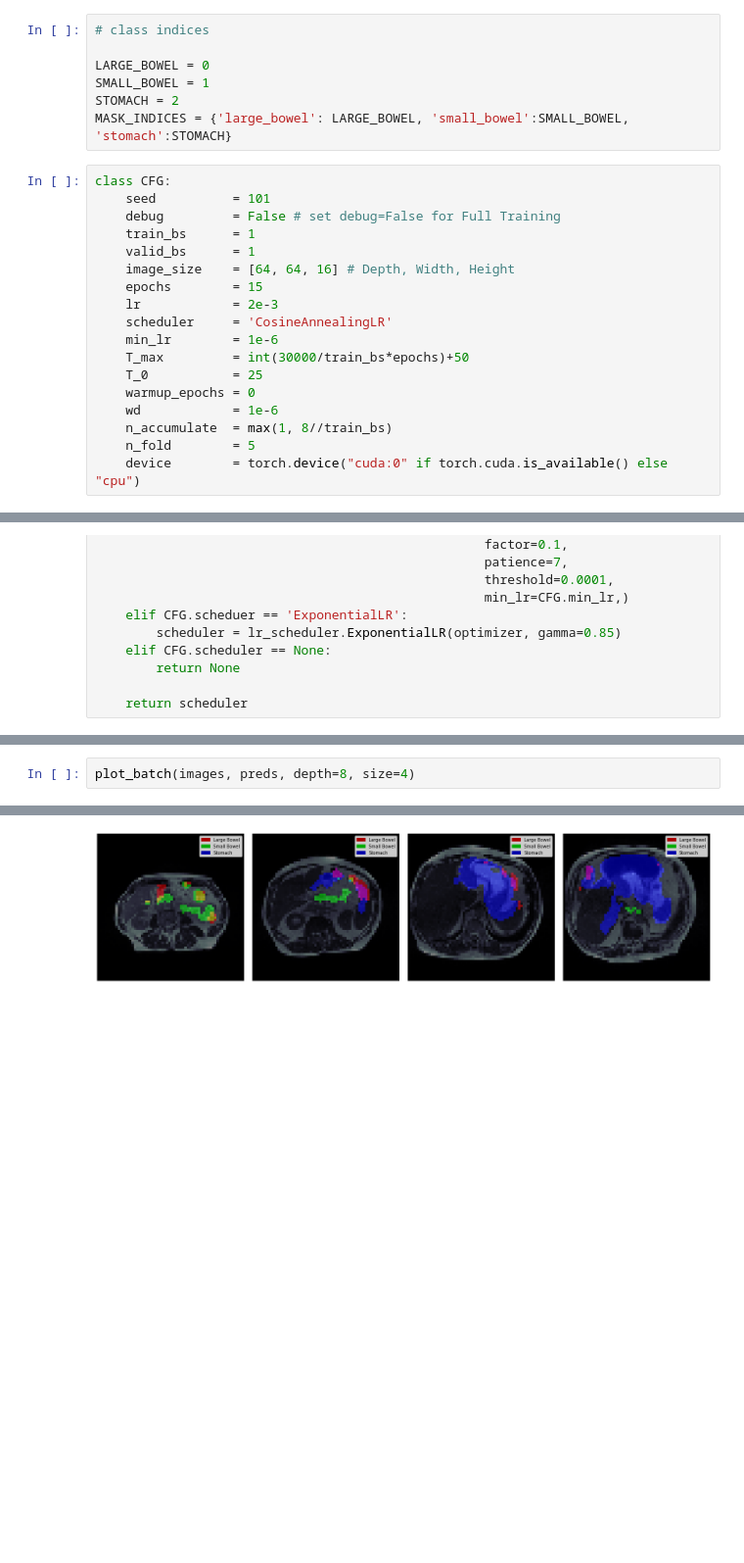
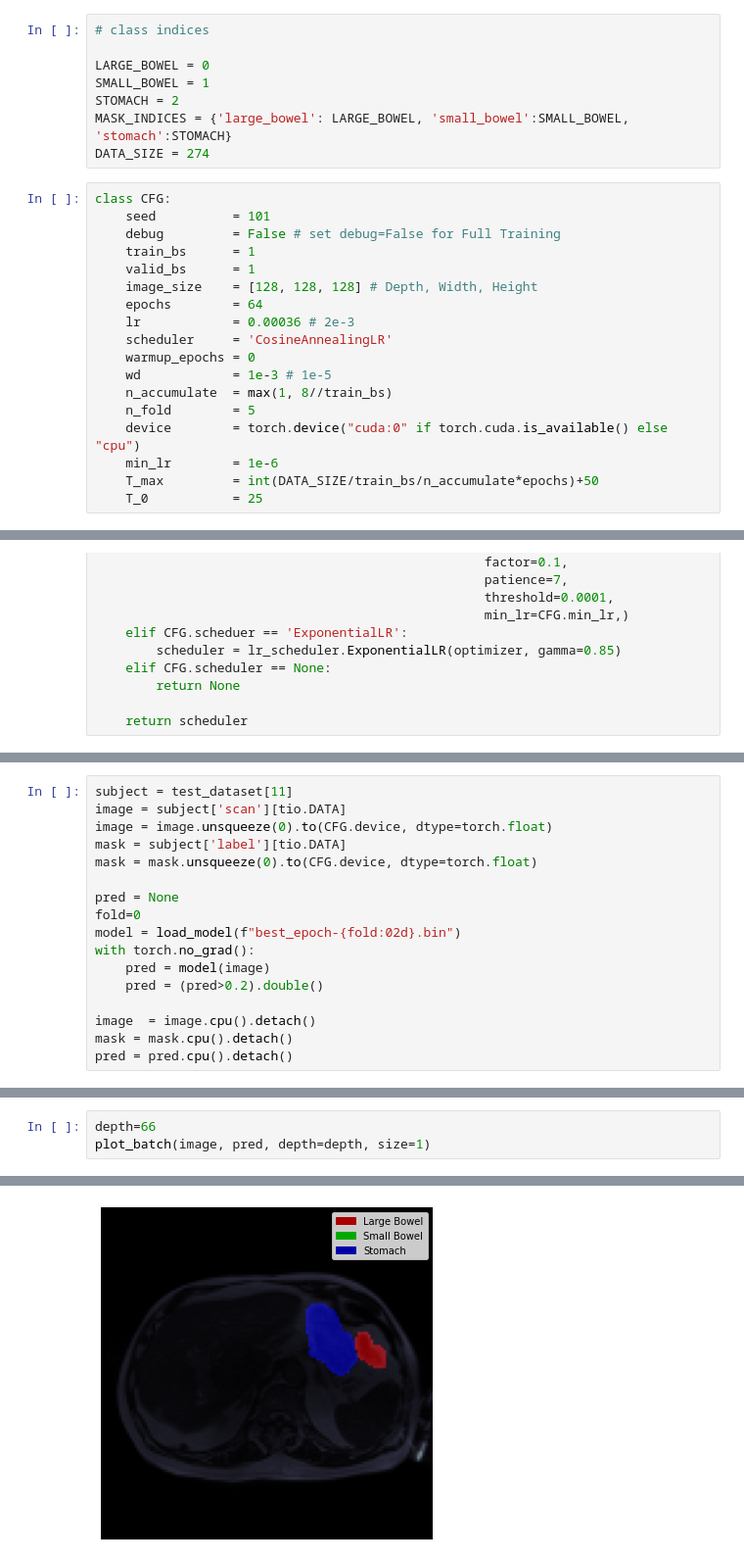
Before and after one commit to donguklim/uw_madison_unet, a Jupyter notebook: train.ipynb, the cells around one changed output, grey strips where cells are left out. Shown at 98% size. Drawn from its saved outputs; the diff is of its cells as text; blank space fills up the shorter version.

```diff
--- a/train.ipynb
+++ b/train.ipynb
@@ -43,24 +43,25 @@ LARGE_BOWEL = 0
 SMALL_BOWEL = 1
 STOMACH = 2
 MASK_INDICES = {'large_bowel': LARGE_BOWEL, 'small_bowel':SMALL_BOWEL, 'stomach':STOMACH}
+DATA_SIZE = 274
 # %%
 class CFG:
     seed          = 101
     debug         = False # set debug=False for Full Training
     train_bs      = 1
     valid_bs      = 1
-    image_size    = [64, 64, 16] # Depth, Width, Height
-    epochs        = 15
-    lr            = 2e-3
+    image_size    = [128, 128, 128] # Depth, Width, Height
+    epochs        = 64
+    lr            = 0.00036 # 2e-3
     scheduler     = 'CosineAnnealingLR'
-    min_lr        = 1e-6
-    T_max         = int(30000/train_bs*epochs)+50
-    T_0           = 25
     warmup_epochs = 0
-    wd            = 1e-6
+    wd            = 1e-3 # 1e-5
     n_accumulate  = max(1, 8//train_bs)
     n_fold        = 5
     device        = torch.device("cuda:0" if torch.cuda.is_available() else "cpu")
+    min_lr        = 1e-6
+    T_max         = int(DATA_SIZE/train_bs/n_accumulate*epochs)+50
+    T_0           = 25
 # %%
 def set_seed(seed = 42):
     '''Sets the seed of the entire notebook so results are the same every time we run.
@@ -949,0 +929,17 @@ def plot_batch(imgs, msks, depth, size=3):
+# %%
+subject = test_dataset[11]
+image = subject['scan'][tio.DATA]
+image = image.unsqueeze(0).to(CFG.device, dtype=torch.float)
+mask = subject['label'][tio.DATA]
+mask = mask.unsqueeze(0).to(CFG.device, dtype=torch.float)
+
+pred = None
+fold=0
+model = load_model(f"best_epoch-{fold:02d}.bin")
+with torch.no_grad():
+    pred = model(image)
+    pred = (pred>0.2).double()
+
+image  = image.cpu().detach()
+mask = mask.cpu().detach()
+pred = pred.cpu().detach()
@@ -950,4 +951,5 @@ def plot_batch(imgs, msks, depth, size=3):
 # %%
-plot_batch(images, preds, depth=8, size=4)
+depth=66
+plot_batch(image, pred, depth=depth, size=1)
 # %% [output]
 Clipping input data to the valid range for imshow with RGB data ([0..1] for floats or [0..255] for integers).
@@ -957,2 +957,2 @@ Clipping input data to the valid range for imshow with RGB data ([0..1] for floa
-[figure, old version]
+[figure, new version]
 # %%
```
Also changed, not shown: parts of 20 cells of this notebook.
